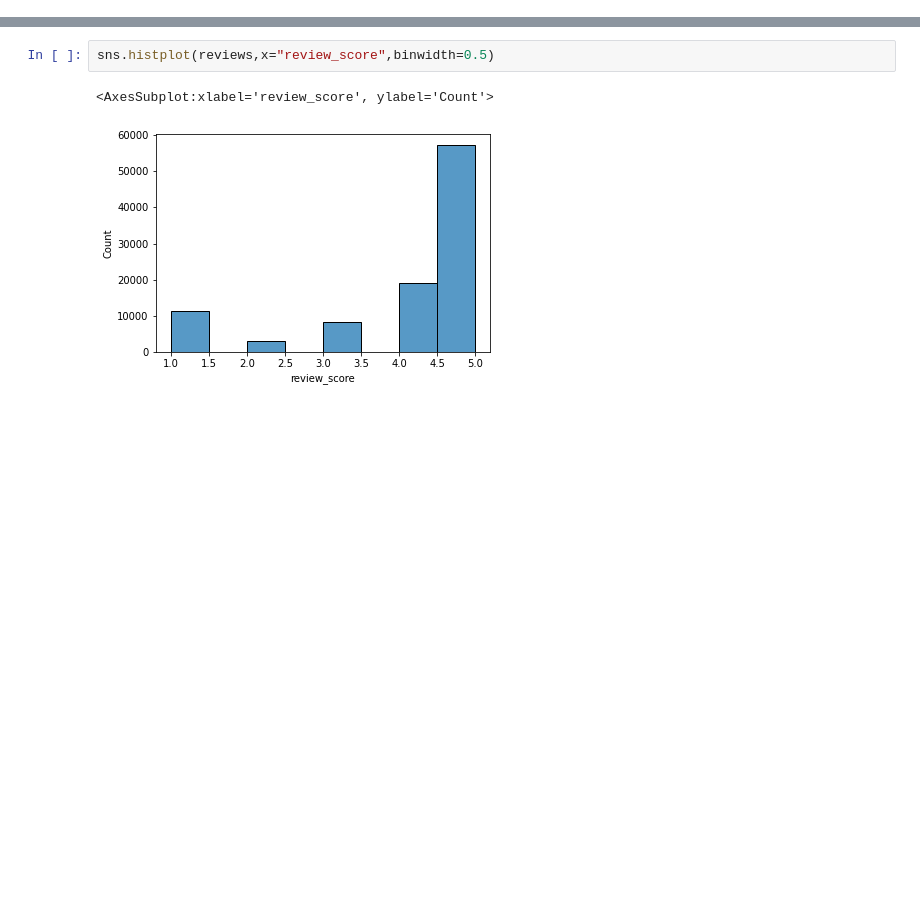
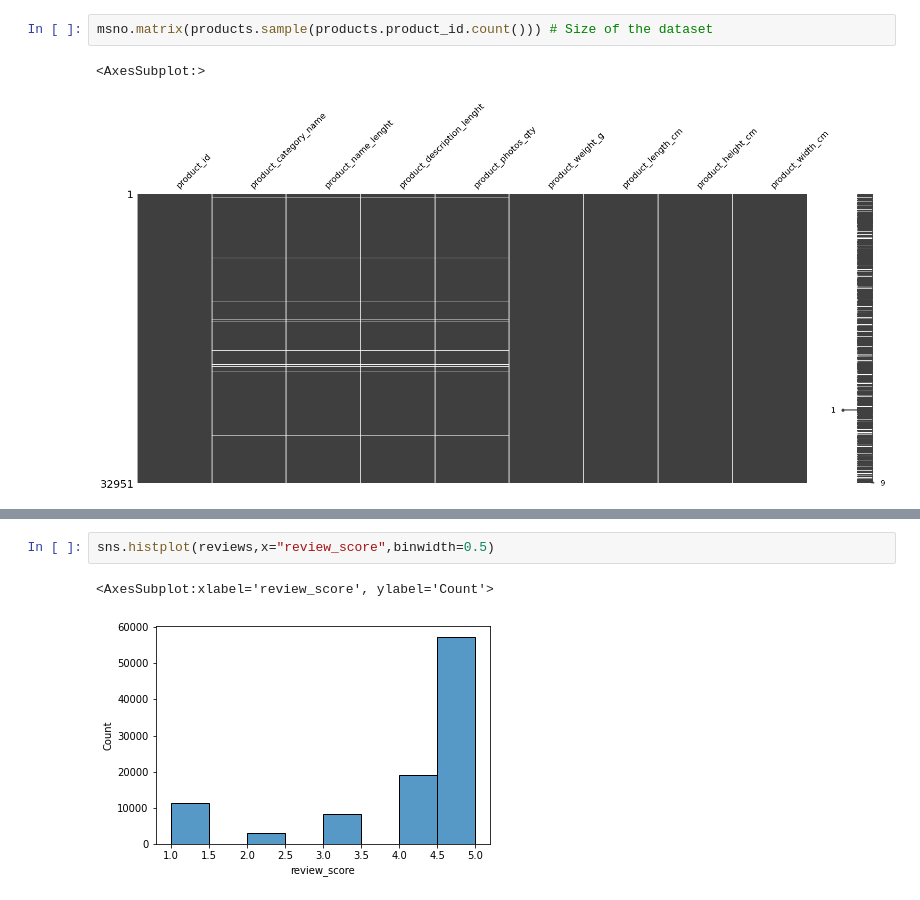
Before and after one commit to peaugust/INE5644-data-mining, a Jupyter notebook: Exploration.ipynb, the cells around one changed output, grey strips where cells are left out. Saved outputs shown, nothing was run; the diff lists cells and outputs as text; blank space fills up the shorter version.

```diff
--- a/Exploration.ipynb
+++ b/Exploration.ipynb
@@ -59,4 +56,9 @@ msno.matrix(sellers.sample(3095)) # Size of the dataset
 # %% [output]
 <AxesSubplot:>
 [figure]
+# %%
+msno.matrix(products.sample(products.product_id.count())) # Size of the dataset
+# %% [output]
+<AxesSubplot:>
+[figure, added]
 # %%
```
Also changed, not shown: parts of 21 cells of this notebook.
